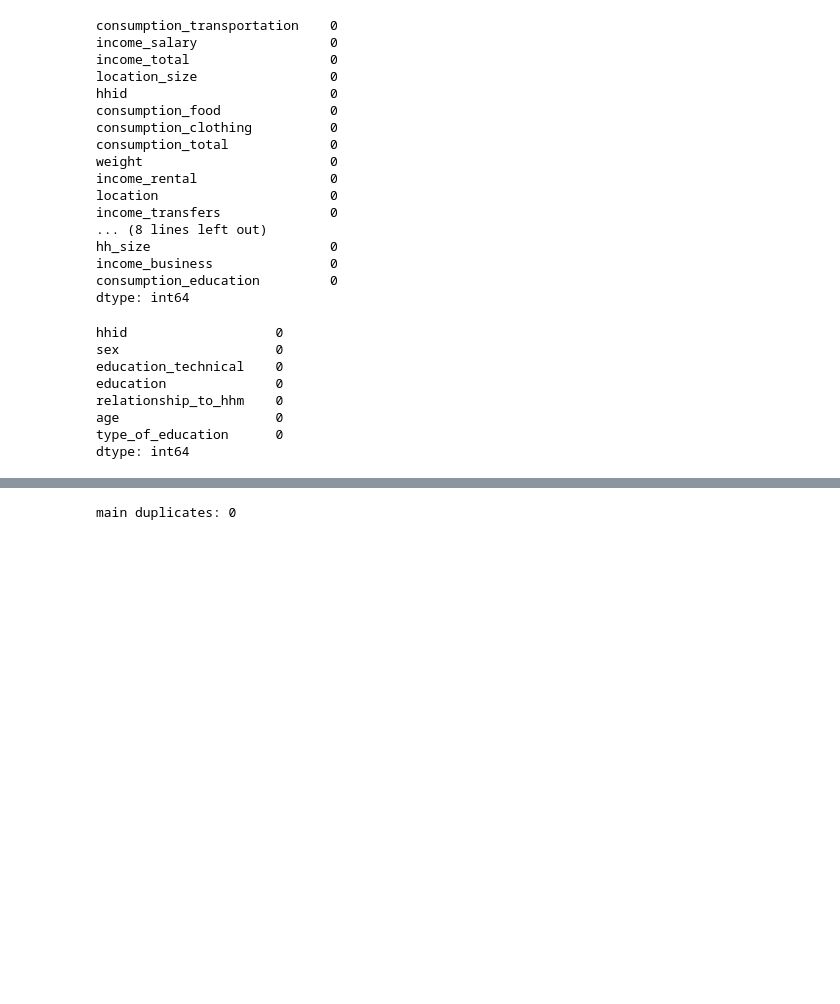
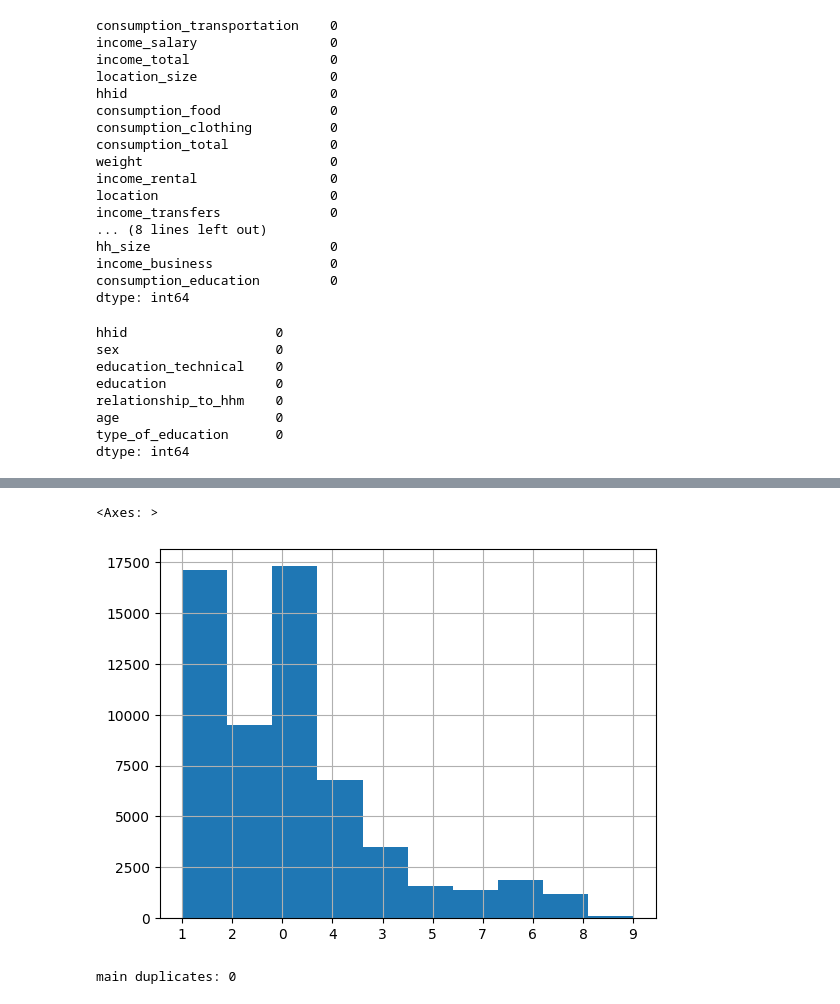
Before and after one commit to mjv2146/household-consumption, a Jupyter notebook: notebooks/01_main.ipynb, the cells around one changed output, grey strips where cells are left out. Drawn from its saved outputs; the diff is of its cells as text; code cells hidden in the pictures; blank space fills up the shorter version.

```diff
--- a/notebooks/01_main.ipynb
+++ b/notebooks/01_main.ipynb
@@ -193,3 +198,8 @@ dtype: int64
+# %%
+population['education'].hist()
+# %% [output]
+<Axes: >
+[figure, added]
 # %%
 # check for duplicates along primary key hhid
 print('main duplicates:', main.hhid.duplicated().sum())
```
Also changed, not shown: parts of 5 cells of this notebook, 2 other files.
